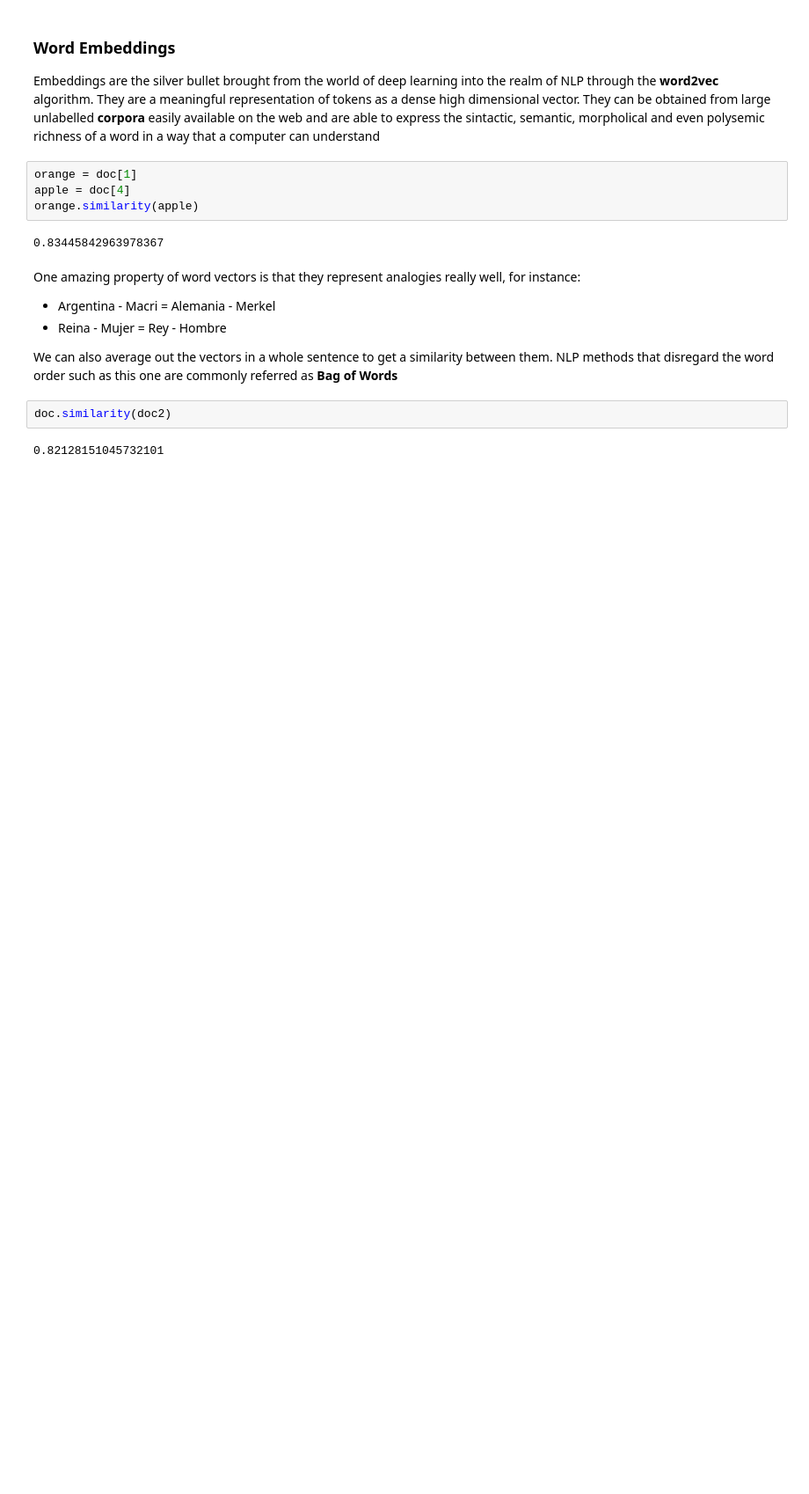
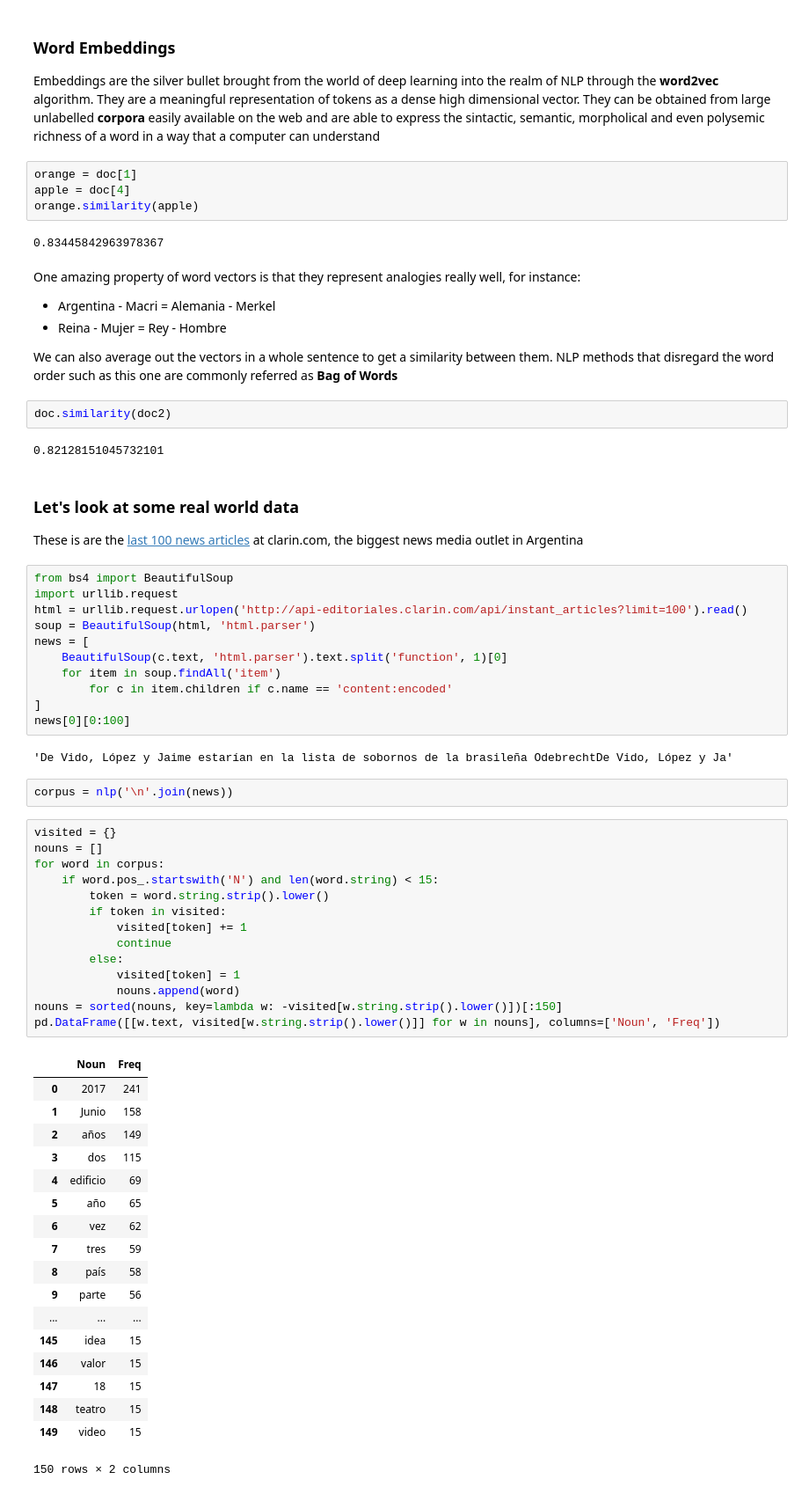
Before and after one commit to eisenjulian/spanish-nlp-workshop, a Jupyter notebook: spanish-nlp.ipynb, the cells around one changed output. Shown at 88% size. Cells and saved outputs as stored; diff of their text form; blank space fills up the shorter version.

```diff
--- a/spanish-nlp.ipynb
+++ b/spanish-nlp.ipynb
@@ -83,3 +83,54 @@ We can also average out the vectors in a whole sentence to get a similarity betw
 doc.similarity(doc2)
 # %% [output]
 0.82128151045732101
+# %% [markdown]
+### Let's look at some real world data
+These is are the [last 100 news articles](http://api-editoriales.clarin.com/api/instant_articles?limit=100) at clarin.com, the biggest news media outlet in Argentina
+# %%
+from bs4 import BeautifulSoup
+import urllib.request
+html = urllib.request.urlopen('http://api-editoriales.clarin.com/api/instant_articles?limit=100').read()
+soup = BeautifulSoup(html, 'html.parser')
+news = [
+    BeautifulSoup(c.text, 'html.parser').text.split('function', 1)[0]
+    for item in soup.findAll('item')
+        for c in item.children if c.name == 'content:encoded'
+]
+news[0][0:100]
+# %% [output]
+'De Vido, López y Jaime estarían en la lista de sobornos de la brasileña OdebrechtDe Vido, López y Ja'
+# %%
+corpus = nlp('\n'.join(news))
+# %%
+visited = {}
+nouns = []
+for word in corpus:
+    if word.pos_.startswith('N') and len(word.string) < 15:
+        token = word.string.strip().lower()
+        if token in visited:
+            visited[token] += 1
+            continue
+        else:
+            visited[token] = 1
+            nouns.append(word)
+nouns = sorted(nouns, key=lambda w: -visited[w.string.strip().lower()])[:150]
+pd.DataFrame([[w.text, visited[w.string.strip().lower()]] for w in nouns], columns=['Noun', 'Freq'])
+# %% [output]
+|  | Noun | Freq |
+| 0 | 2017 | 241 |
+| 1 | Junio | 158 |
+| 2 | años | 149 |
+| 3 | dos | 115 |
+| 4 | edificio | 69 |
+| 5 | año | 65 |
+| 6 | vez | 62 |
+| 7 | tres | 59 |
+| 8 | país | 58 |
+| 9 | parte | 56 |
+| ... | ... | ... |
+| 145 | idea | 15 |
+| 146 | valor | 15 |
+| 147 | 18 | 15 |
+| 148 | teatro | 15 |
+| 149 | video | 15 |
+150 rows × 2 columns
```
Also changed, not shown: parts of 1 cell of this notebook.
